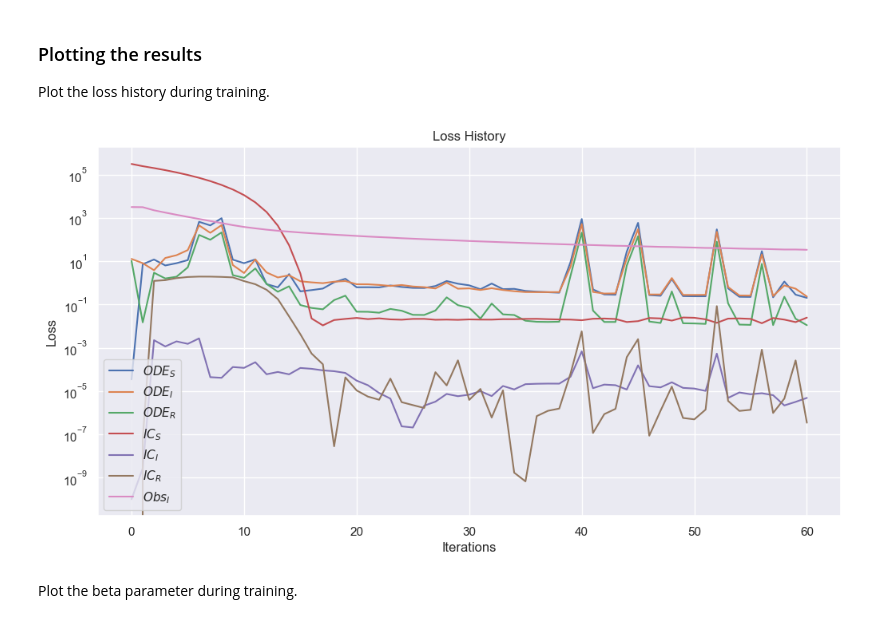
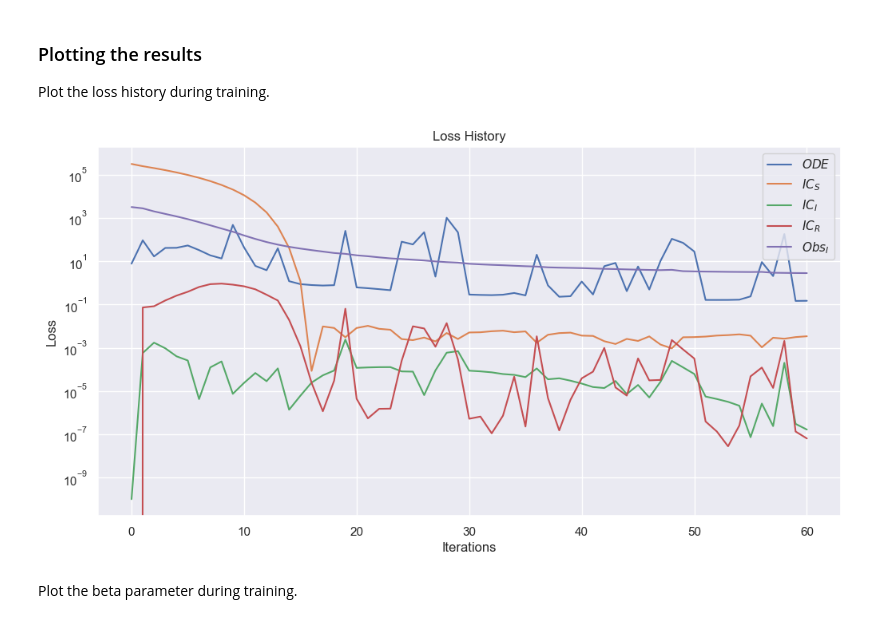
Before and after one commit to GiacomoGuidotto/sir-pinn, a Jupyter notebook: src/contant_rate/joint/joint.ipynb, the cells around one changed output. Saved outputs shown, nothing was run; the diff lists cells and outputs as text; code cells hidden in the pictures.

```diff
--- a/src/contant_rate/joint/joint.ipynb
+++ b/src/contant_rate/joint/joint.ipynb
@@ -175,7 +175,7 @@ optimizer = "adam"
 lr = 0.001
 loss_function = "MSE"
 
-batch_size = 100
+batch_size = 1000
 iterations = 60000
 # %% [markdown]
 ### Model definition
@@ -205,7 +205,7 @@ def ode_system(t, y):
   res_s = dSdt - (- C1 * beta * I * S)
   res_i = dIdt - (C1 * beta * I * S - C2 * I)
   res_r = dRdt - (C2 * I)
-  return [res_s, res_i, res_r]
+  return torch.cat([res_s, res_i, res_r], dim=1)
 # %% [markdown]
 Define the initial condition. The function will simply return the scaled initial condition for each component. The `boundary` function will be used to apply the ICs only in the correct boundary, which is the initial time. We could've compare the x value to T0, but we can simply use the `on_initial` parameter.
 # %%
@@ -234,7 +234,6 @@ data = dde.data.PDE(
   num_domain=200,
   num_boundary=2,
   anchors=t_data,
-  num_test=20,
 )
 # %% [markdown]
 Define the network as 3 FNNs training in parallel, one for each component of the solution.
@@ -280,7 +279,7 @@ model.compile(
   optimizer=optimizer,
   lr=lr,
   loss=loss_function,
-  loss_weights=[1, 1, 1, 1, 1, 1, 1],
+  loss_weights=[1, 1, 1, 1, 1],
   external_trainable_variables=[beta],
 )
 
@@ -329,24 +328,24 @@ Saving test data to data/test.dat ...
 Plot the loss history during training.
 # %%
 columns = [
-  "$ODE_S$", "$ODE_I$", "$ODE_R$", "$IC_S$", "$IC_I$", "$IC_R$", "$Obs_I$"
+  "$ODE$", "$IC_S$", "$IC_I$", "$IC_R$", "$Obs_I$"
 ]
 losses = pd.DataFrame(loss_history.loss_train, columns=columns)
 
 plt.subplots(figsize=(12, 6))
 
 for column in columns:
   sns.lineplot(data=losses[column], label=column)
 
 plt.yscale("log")
 plt.xlabel("Iterations")
 plt.ylabel("Loss")
 plt.title("Loss History")
 plt.legend()
 plt.savefig(f"{assets_dir}/loss_history.png")
 plt.show()
 # %% [output]
-[figure, old version]
+[figure, new version]
 # %% [markdown]
 Plot the beta parameter during training.
 # %%
```
Also changed, not shown: parts of 4 cells of this notebook, 13 other files.
